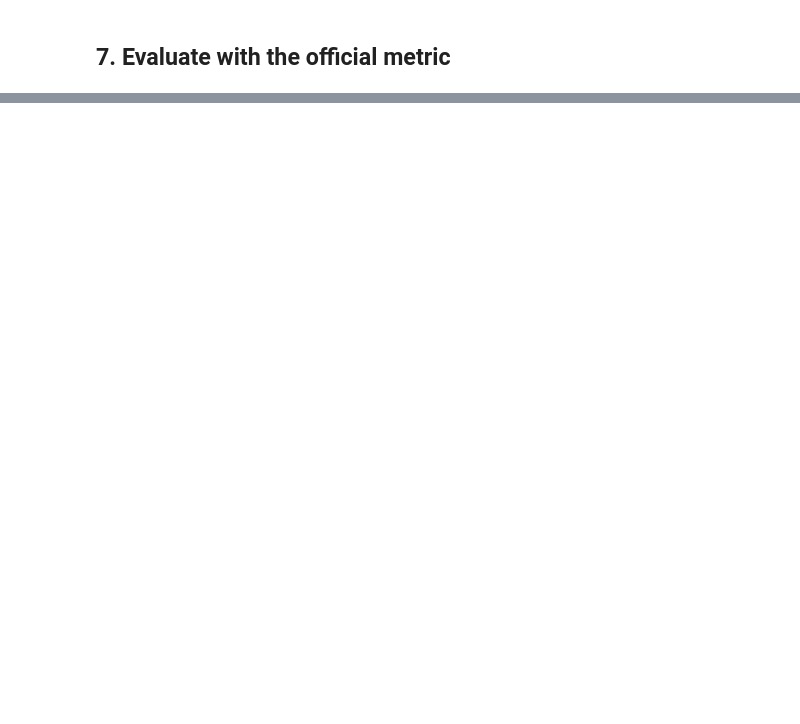
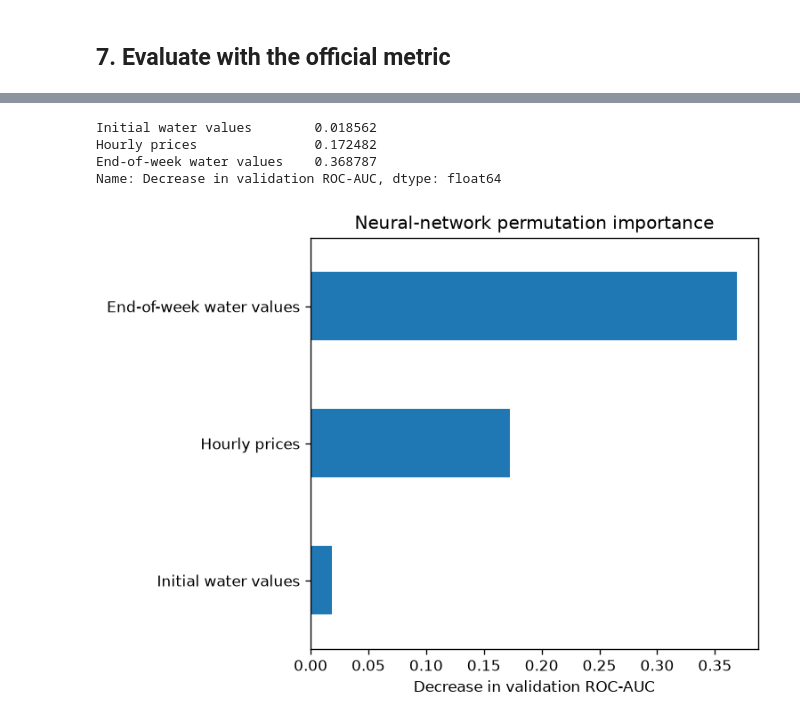
Before and after one commit to AmundBerge/tdt4173, a Jupyter notebook: model2.ipynb, the cells around one changed output, grey strips where cells are left out. Drawn from its saved outputs; the diff is of its cells as text; code cells hidden in the pictures; blank space fills up the shorter version.

```diff
--- a/model2.ipynb
+++ b/model2.ipynb
@@ -112,6 +111,6 @@ The network has one hidden layer with 32 neurons. Early stopping prevents unnece
 # %%
 model = MLPClassifier(
-    hidden_layer_sizes=(512, 256, 128),
+    hidden_layer_sizes=(256, 128),
     max_iter=2000,
     early_stopping=True,
     validation_fraction=0.1,
@@ -142,0 +151,28 @@ print(f'2022 validation micro ROC-AUC: {auc:.4f}')
+# %%
+from sklearn.metrics import roc_auc_score
+
+# Shuffle one input group at a time, keeping the trained network fixed.
+groups = {'Hourly prices': 'price_t',
+          'Initial water values': 'water_start_',
+          'End-of-week water values': 'water_end_'}
+permutation = np.random.default_rng(42).permutation(len(X_valid))
+importance = {}
+for name, prefix in groups.items():
+    columns = X_valid.columns.str.startswith(prefix)
+    shuffled = X_valid_scaled.copy()
+    shuffled[:, columns] = X_valid_scaled[permutation][:, columns]
+    probabilities = model.predict_proba(shuffled)
+    importance[name] = auc - roc_auc_score(y_valid, probabilities, average='micro')
+
+importance = pd.Series(importance).sort_values()
+print(importance.rename('Decrease in validation ROC-AUC'))
+importance.plot.barh(xlabel='Decrease in validation ROC-AUC',
+                     title='Neural-network permutation importance')
+plt.tight_layout()
+plt.show()
+# %% [output]
+Initial water values        0.018562
+Hourly prices               0.172482
+End-of-week water values    0.368787
+Name: Decrease in validation ROC-AUC, dtype: float64
+[figure, added]
```
Also changed, not shown: parts of 8 cells of this notebook, 1 other file.
